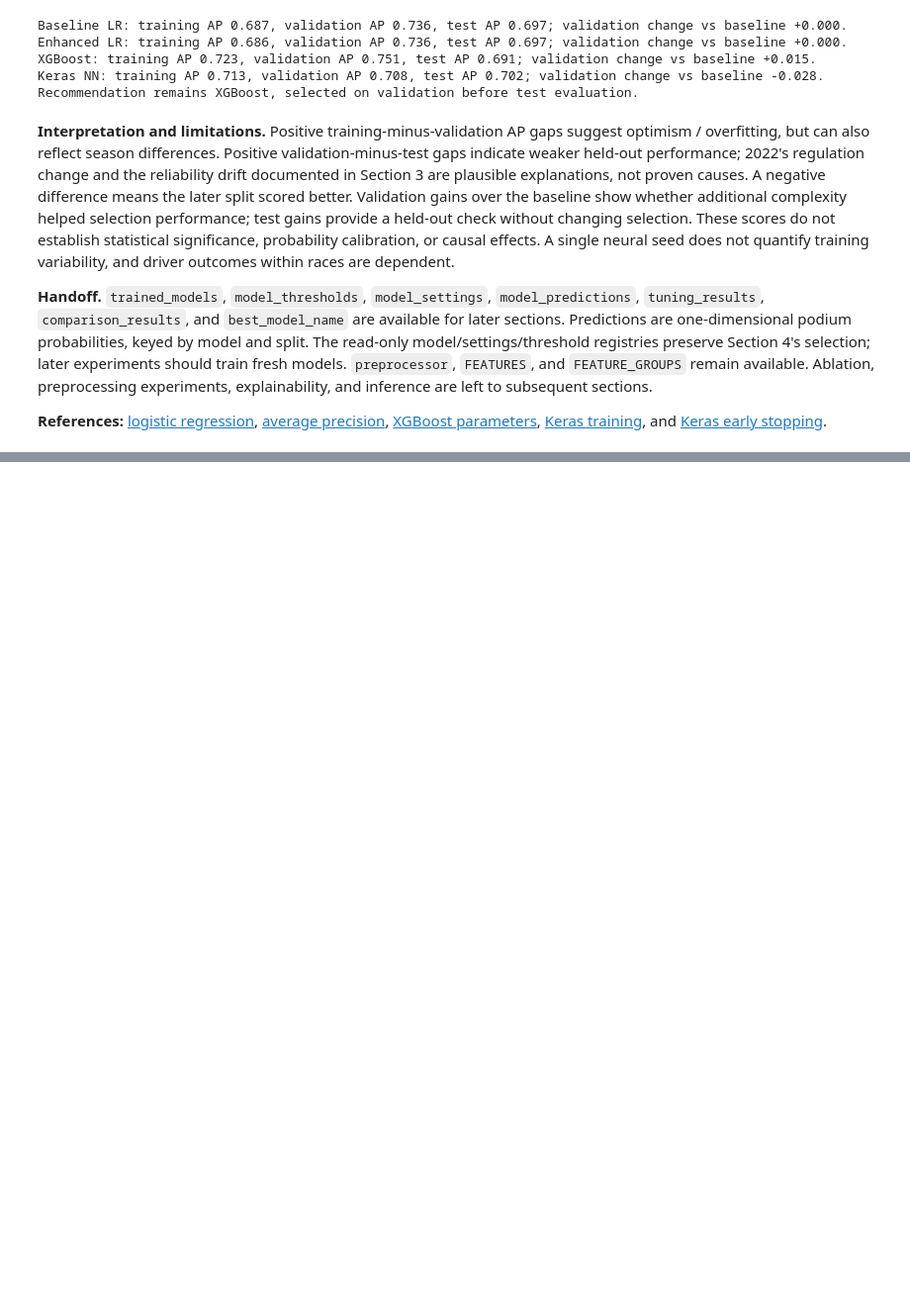
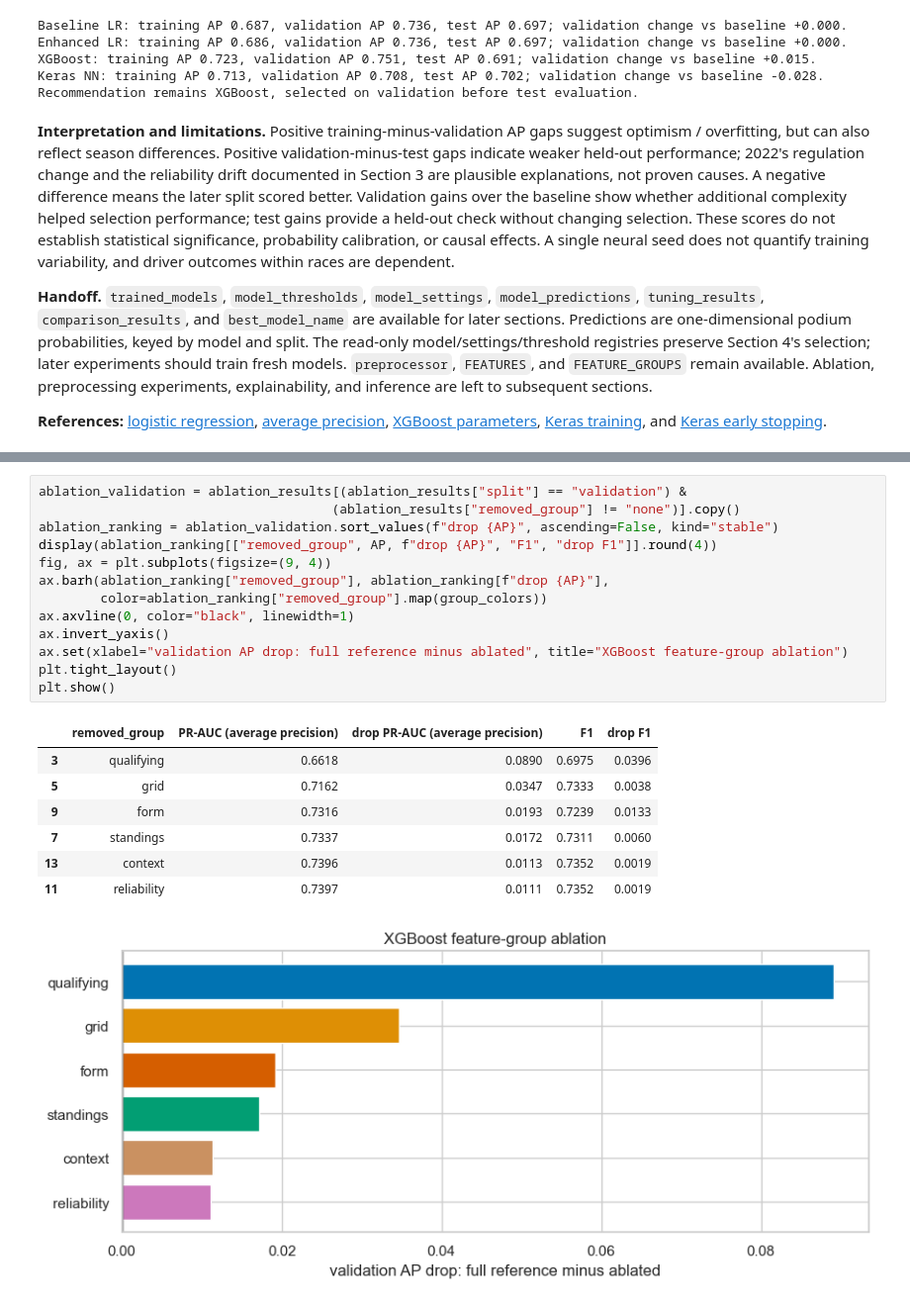
Before and after one commit to Seif2005/ACL2-Project, a Jupyter notebook: Main.ipynb, the cells around one changed output, grey strips where cells are left out. Shown at 99% size. Cells and saved outputs as stored; diff of their text form; blank space fills up the shorter version.

Commit message:
feat: ablation

```diff
--- a/Main.ipynb
+++ b/Main.ipynb
@@ -3542,0 +3833,22 @@ and [Keras early stopping](https://keras.io/api/callbacks/early_stopping/).
+# %%
+ablation_validation = ablation_results[(ablation_results["split"] == "validation") &
+                                      (ablation_results["removed_group"] != "none")].copy()
+ablation_ranking = ablation_validation.sort_values(f"drop {AP}", ascending=False, kind="stable")
+display(ablation_ranking[["removed_group", AP, f"drop {AP}", "F1", "drop F1"]].round(4))
+fig, ax = plt.subplots(figsize=(9, 4))
+ax.barh(ablation_ranking["removed_group"], ablation_ranking[f"drop {AP}"],
+        color=ablation_ranking["removed_group"].map(group_colors))
+ax.axvline(0, color="black", linewidth=1)
+ax.invert_yaxis()
+ax.set(xlabel="validation AP drop: full reference minus ablated", title="XGBoost feature-group ablation")
+plt.tight_layout()
+plt.show()
+# %% [output]
+|  | removed_group | PR-AUC (average precision) | drop PR-AUC (average precision) | F1 | drop F1 |
+| 3 | qualifying | 0.6618 | 0.0890 | 0.6975 | 0.0396 |
+| 5 | grid | 0.7162 | 0.0347 | 0.7333 | 0.0038 |
+| 9 | form | 0.7316 | 0.0193 | 0.7239 | 0.0133 |
+| 7 | standings | 0.7337 | 0.0172 | 0.7311 | 0.0060 |
+| 13 | context | 0.7396 | 0.0113 | 0.7352 | 0.0019 |
+| 11 | reliability | 0.7397 | 0.0111 | 0.7352 | 0.0019 |
+[figure, added]
```
Also changed, not shown: parts of 14 cells of this notebook, 1 other file.
